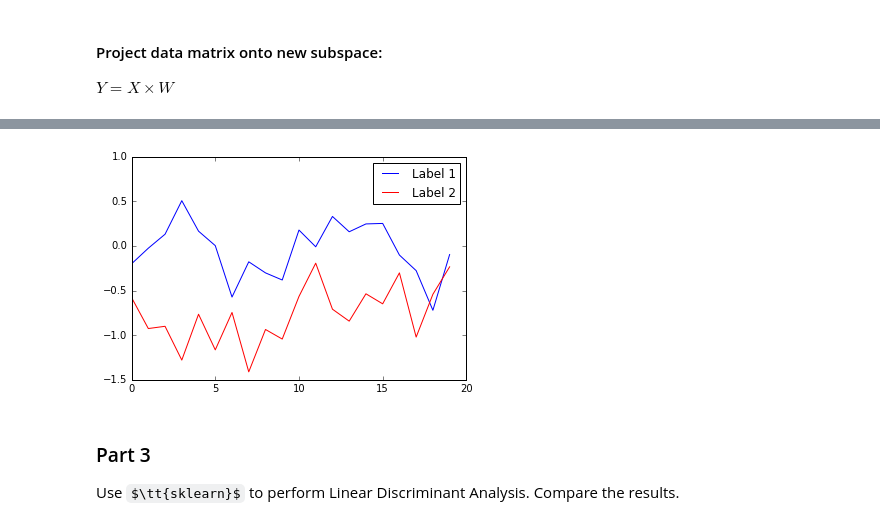
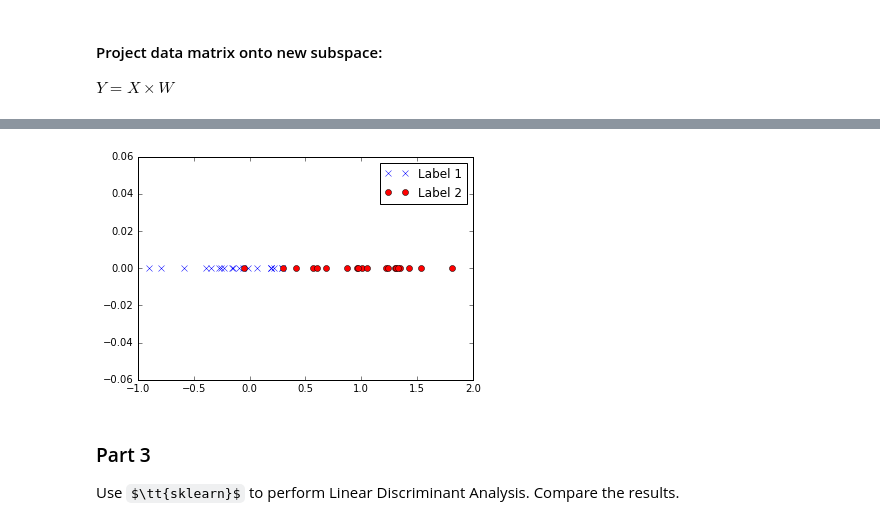
Before and after one commit to RohanNagar/datasciencelab-utaustin, a Jupyter notebook: lab5/lab5.ipynb, the cells around one changed output, grey strips where cells are left out. Drawn from its saved outputs; the diff is of its cells as text; code cells hidden in the pictures; some formulas as TeX source.

```diff
--- a/lab5/lab5.ipynb
+++ b/lab5/lab5.ipynb
@@ -193,12 +188,12 @@ array([-0.20070968, -0.02596518,  0.13067444,  0.50616418,  0.16484692,
 # %%
 fig = plt.figure()
 ax = fig.add_subplot(111)
-ax.plot(label1_lda, label='Label 1')
-ax.plot(label2_lda, c='r', label='Label 2')
+ax.plot(label1_lda, np.zeros(label1_lda.shape[0]), label='Label 1', marker='x', linestyle='')
+ax.plot(label2_lda, np.zeros(label2_lda.shape[0]), c='r', label='Label 2', marker='o', linestyle='')
 ax.legend()
 fig.show()
 # %% [output]
-[figure, old version]
+[figure, new version]
 # %% [markdown]
 ### Part 3
 
```
Also changed, not shown: parts of 10 cells of this notebook.
